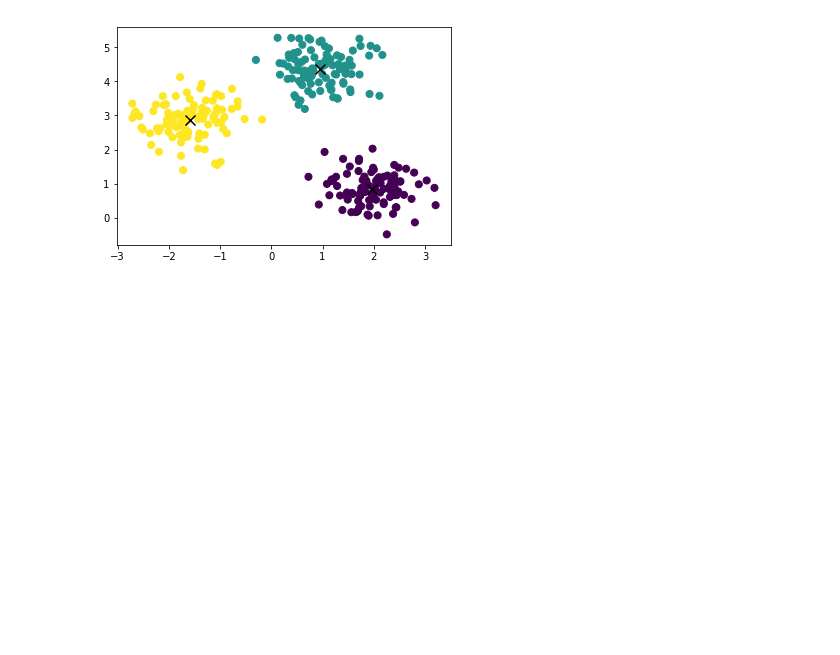
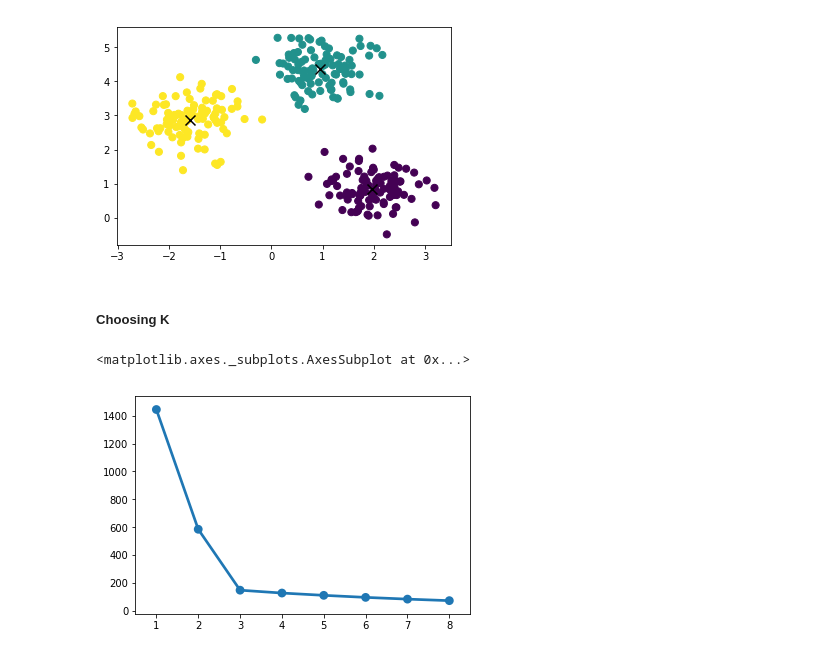
Before and after one commit to YAHYA-H/XRecomendationEngine, a Jupyter notebook: DataMiningTechniques/K-means clustering.ipynb, the cells around one changed output. Drawn from its saved outputs; the diff is of its cells as text; code cells hidden in the pictures; blank space fills up the shorter version.

Commit message:
choosing k

```diff
--- a/DataMiningTechniques/K-means clustering.ipynb
+++ b/DataMiningTechniques/K-means clustering.ipynb
@@ -37,3 +39,5 @@ plt.scatter(centroids[:, 0], centroids[:,1], c='black', s=100, marker='x')
 plt.show()
 # %% [output]
 [figure]
+# %% [markdown]
+##### Choosing K
@@ -39,0 +47,21 @@ plt.show()
+# %%
+#Elbow method with scikit-learn
+import seaborn as sns
+#List that will hold the sum of square values for different cluster size
+ss = []
+
+# we will compute SS for cluster sizes between 1 & 8
+for i in range(1,9):
+
+    #initialzie the Kmeans object and call the fit method to compute cluster
+    kmeans = KMeans(n_clusters=i, random_state=0, max_iter=10, init='random').fit(X)
+
+    #Append the value of SS for a particular iteration inot the ss list
+    ss.append(kmeans.inertia_)
+
+#plot the Elbow plot of SS v/s K
+sns.pointplot(x=[j for j in range(1,9)],y=ss)
+plt.scatter(x=[j for j in range(1,9)],y=ss)
+# %% [output]
+<matplotlib.axes._subplots.AxesSubplot at 0x...>
+[figure, added]
```
Also changed, not shown: parts of 2 cells of this notebook.
